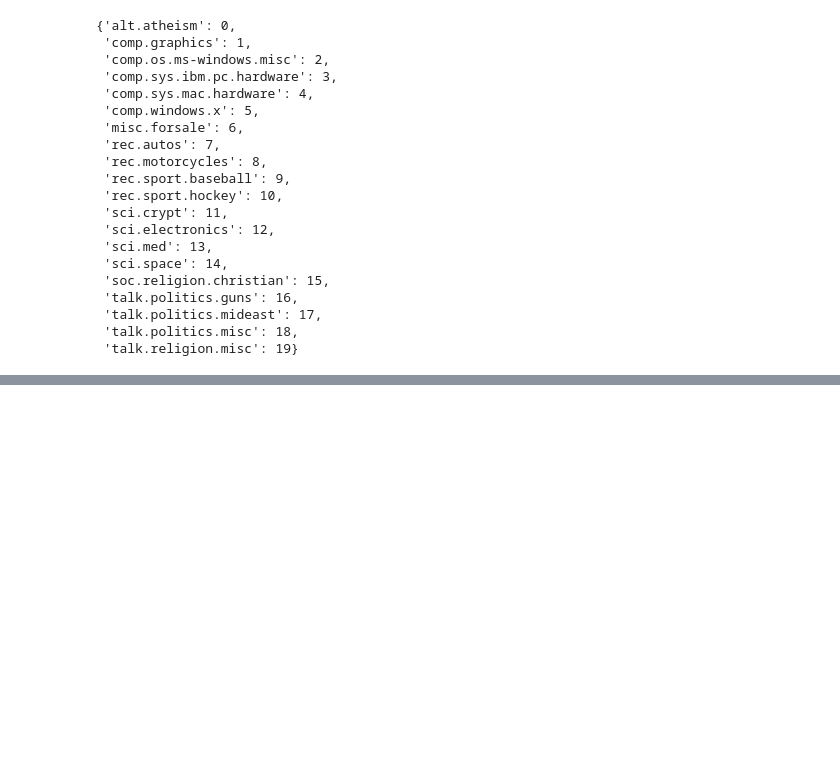
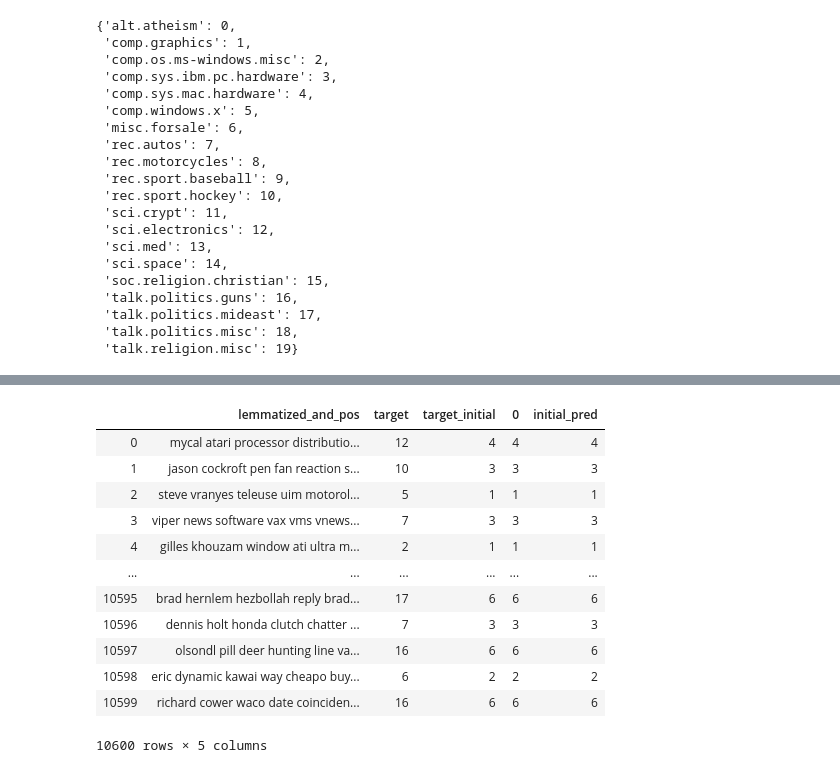
Before and after one commit to joekryan/NLP_Project, a Jupyter notebook: best_model_and_evaluation.ipynb, the cells around one changed output, grey strips where cells are left out. Saved outputs shown, nothing was run; the diff lists cells and outputs as text; code cells hidden in the pictures; blank space fills up the shorter version.

```diff
--- a/best_model_and_evaluation.ipynb
+++ b/best_model_and_evaluation.ipynb
@@ -164,0 +210,20 @@ CR(pipe_best_model,classes = [name for name in target_name_dict])
+# %%
+df['initial_pred'] = pd.DataFrame(pred_train)
+# %%
+df_train = df_train.merge(df,right_index=True, left_index=True)
+# %%
+df_train
+# %% [output]
+|  | lemmatized_and_pos | target | target_initial | 0 | initial_pred |
+| 0 | mycal atari processor distributio... | 12 | 4 | 4 | 4 |
+| 1 | jason cockroft pen fan reaction s... | 10 | 3 | 3 | 3 |
+| 2 | steve vranyes teleuse uim motorol... | 5 | 1 | 1 | 1 |
+| 3 | viper news software vax vms vnews... | 7 | 3 | 3 | 3 |
+| 4 | gilles khouzam window ati ultra m... | 2 | 1 | 1 | 1 |
+| ... | ... | ... | ... | ... | ... |
+| 10595 | brad hernlem hezbollah reply brad... | 17 | 6 | 6 | 6 |
+| 10596 | dennis holt honda clutch chatter ... | 7 | 3 | 3 | 3 |
+| 10597 | olsondl pill deer hunting line va... | 16 | 6 | 6 | 6 |
+| 10598 | eric dynamic kawai way cheapo buy... | 6 | 2 | 2 | 2 |
+| 10599 | richard cower waco date coinciden... | 16 | 6 | 6 | 6 |
+10600 rows × 5 columns
```
Also changed, not shown: parts of 25 cells of this notebook, 12 other files.
